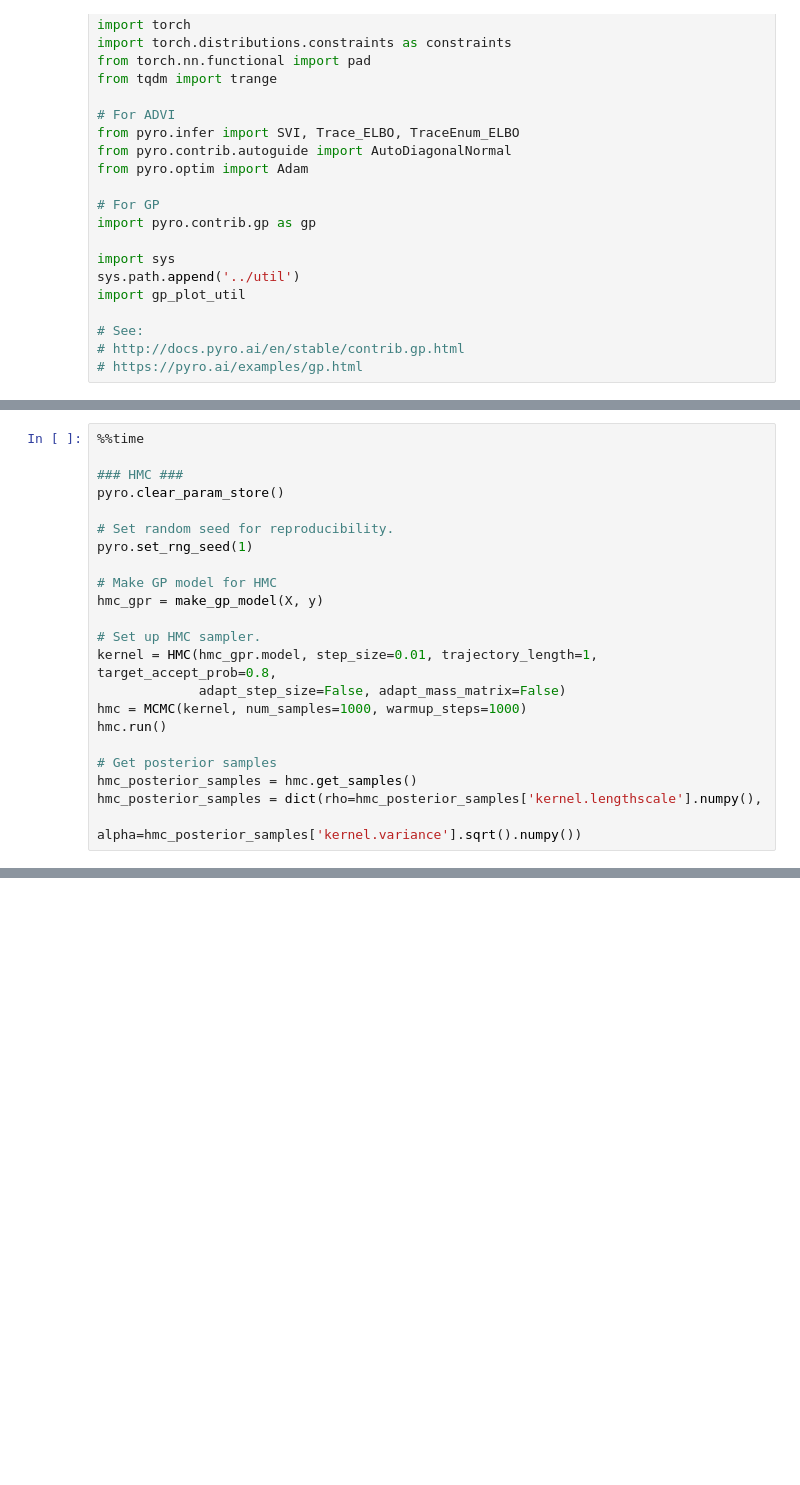
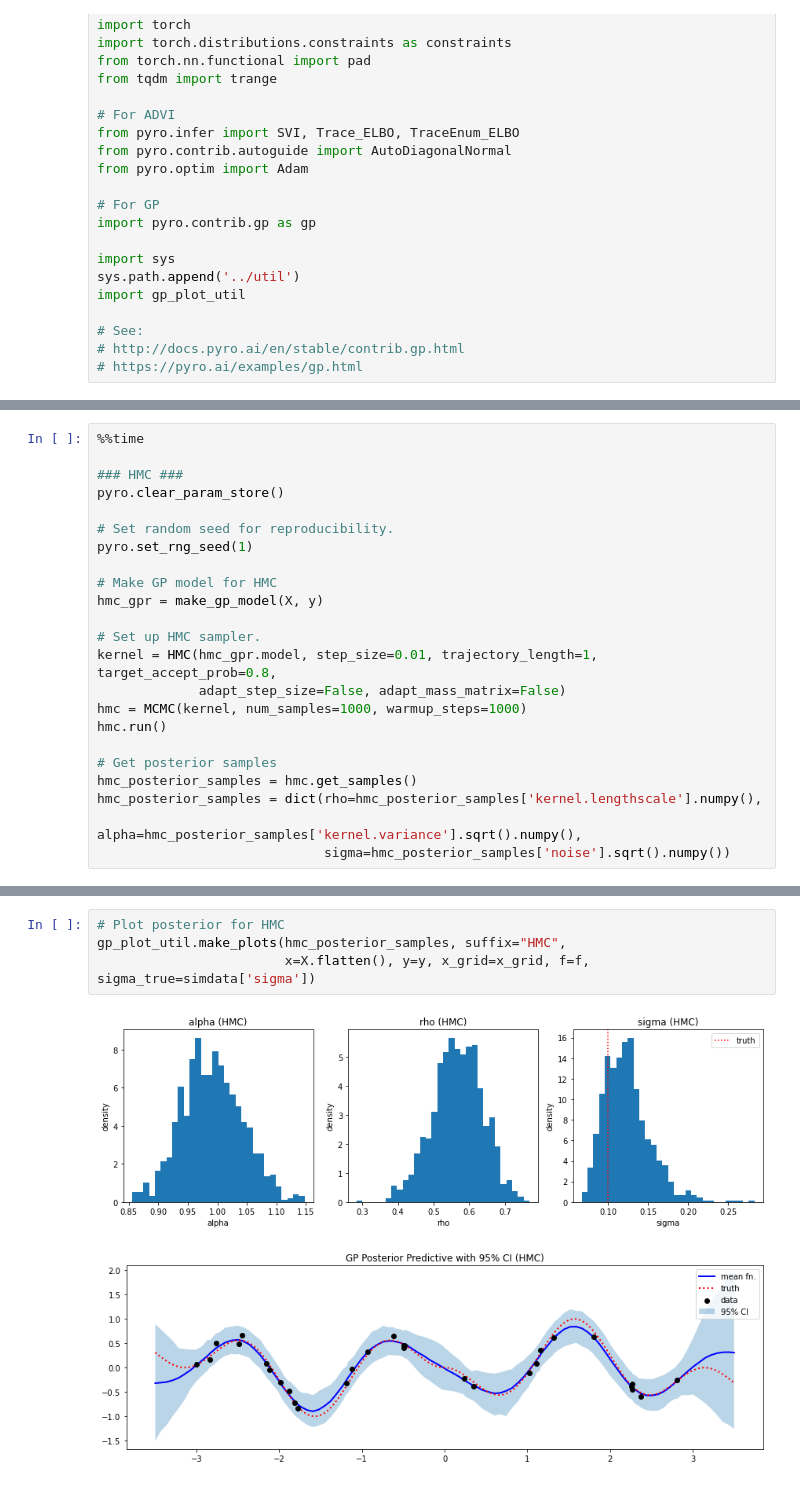
Before and after one commit to luiarthur/TuringBnpBenchmarks, a Jupyter notebook: src/gp/notebooks/gp_pyro.ipynb, the cells around one changed output, grey strips where cells are left out. Drawn from its saved outputs; the diff is of its cells as text; blank space fills up the shorter version.

```diff
--- a/src/gp/notebooks/gp_pyro.ipynb
+++ b/src/gp/notebooks/gp_pyro.ipynb
@@ -85,5 +89,6 @@ hmc.run()
 # Get posterior samples
 hmc_posterior_samples = hmc.get_samples()
 hmc_posterior_samples = dict(rho=hmc_posterior_samples['kernel.lengthscale'].numpy(),
-                             alpha=hmc_posterior_samples['kernel.variance'].sqrt().numpy())
+                             alpha=hmc_posterior_samples['kernel.variance'].sqrt().numpy(),
+                             sigma=hmc_posterior_samples['noise'].sqrt().numpy())
 # %% [output]
@@ -118,3 +124,10 @@ Wall time: 25.8 s
+# %%
+# Plot posterior for HMC
+gp_plot_util.make_plots(hmc_posterior_samples, suffix="HMC",
+                        x=X.flatten(), y=y, x_grid=x_grid, f=f, sigma_true=simdata['sigma'])
+# %% [output]
+[figure, added]
+[figure, added]
 # %%
 # Plot posterior for NUTS
 gp_plot_util.make_plots(nuts_posterior_samples, suffix="NUTS",
```
Also changed, not shown: parts of 9 cells of this notebook, 5 other files.
